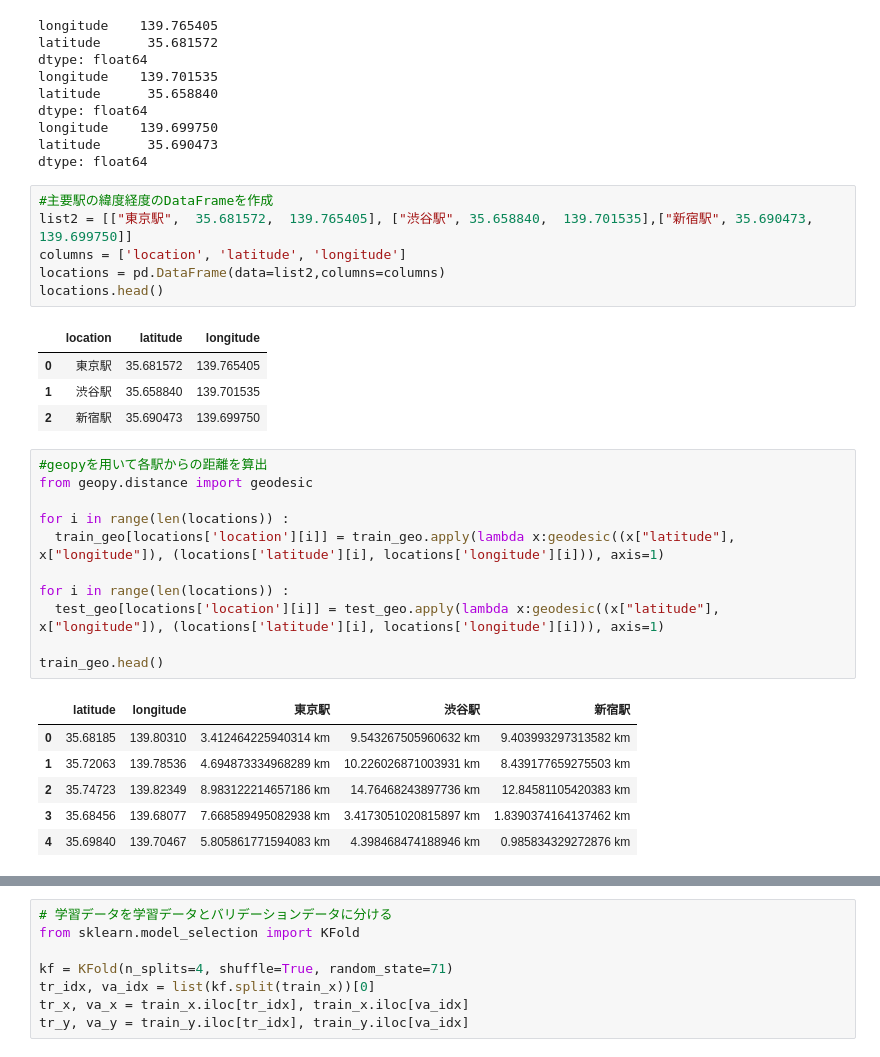
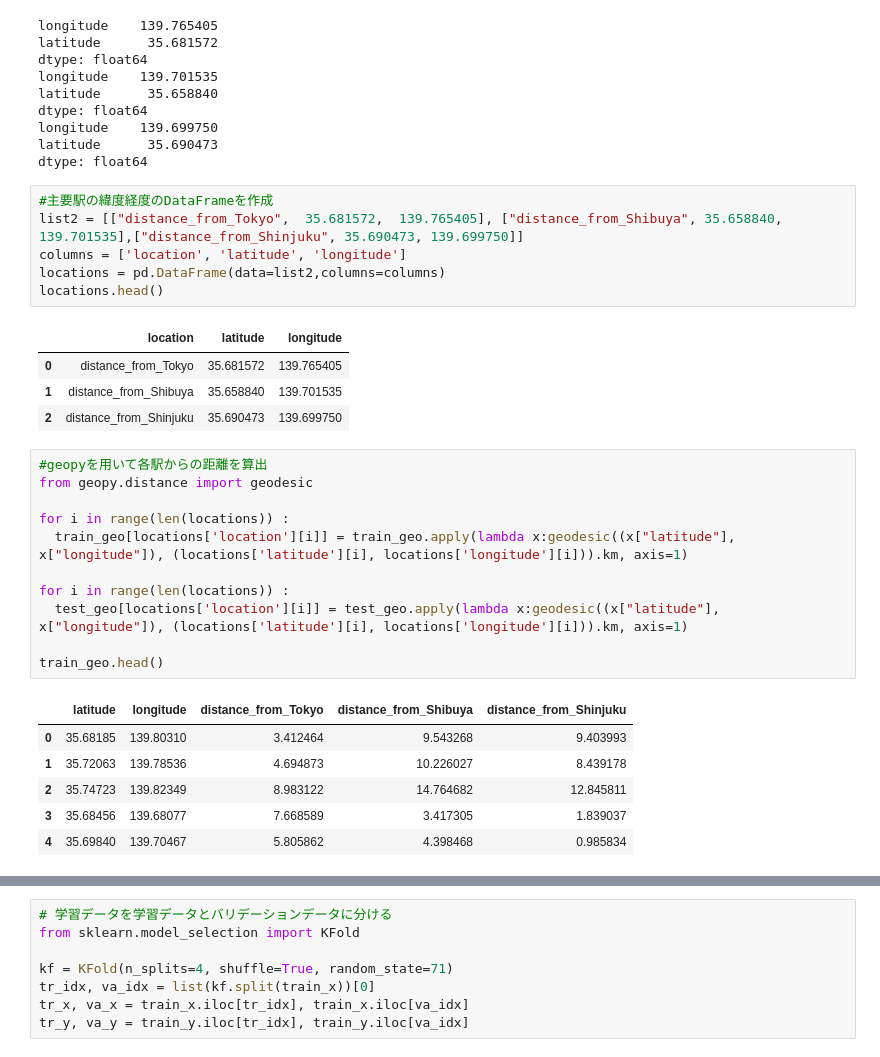
Before and after one commit to MASAYA-KINOSHITA/first-Repository, a Jupyter notebook: 民泊サービスの宿泊料金予測.ipynb, the cells around one changed output, grey strips where cells are left out. Saved outputs shown, nothing was run; the diff lists cells and outputs as text.

```diff
--- a/民泊サービスの宿泊料金予測.ipynb
+++ b/民泊サービスの宿泊料金予測.ipynb
@@ -124,33 +163,33 @@ latitude      35.690473
 dtype: float64
 # %%
 #主要駅の緯度経度のDataFrameを作成
-list2 = [["東京駅",  35.681572,  139.765405], ["渋谷駅", 35.658840,  139.701535],["新宿駅", 35.690473, 139.699750]]
+list2 = [["distance_from_Tokyo",  35.681572,  139.765405], ["distance_from_Shibuya", 35.658840,  139.701535],["distance_from_Shinjuku", 35.690473, 139.699750]]
 columns = ['location', 'latitude', 'longitude']
 locations = pd.DataFrame(data=list2,columns=columns)
 locations.head()
 # %% [output]
 |  | location | latitude | longitude |
-| 0 | 東京駅 | 35.681572 | 139.765405 |
-| 1 | 渋谷駅 | 35.658840 | 139.701535 |
-| 2 | 新宿駅 | 35.690473 | 139.699750 |
+| 0 | distance_from_Tokyo | 35.681572 | 139.765405 |
+| 1 | distance_from_Shibuya | 35.658840 | 139.701535 |
+| 2 | distance_from_Shinjuku | 35.690473 | 139.699750 |
 # %%
 #geopyを用いて各駅からの距離を算出
 from geopy.distance import geodesic
 
 for i in range(len(locations)) :
-  train_geo[locations['location'][i]] = train_geo.apply(lambda x:geodesic((x["latitude"], x["longitude"]), (locations['latitude'][i], locations['longitude'][i])), axis=1)
+  train_geo[locations['location'][i]] = train_geo.apply(lambda x:geodesic((x["latitude"], x["longitude"]), (locations['latitude'][i], locations['longitude'][i])).km, axis=1)
 
 for i in range(len(locations)) :
-  test_geo[locations['location'][i]] = test_geo.apply(lambda x:geodesic((x["latitude"], x["longitude"]), (locations['latitude'][i], locations['longitude'][i])), axis=1)
+  test_geo[locations['location'][i]] = test_geo.apply(lambda x:geodesic((x["latitude"], x["longitude"]), (locations['latitude'][i], locations['longitude'][i])).km, axis=1)
 
 train_geo.head()
 # %% [output]
-|  | latitude | longitude | 東京駅 | 渋谷駅 | 新宿駅 |
-| 0 | 35.68185 | 139.80310 | 3.412464225940314 km | 9.543267505960632 km | 9.403993297313582 km |
-| 1 | 35.72063 | 139.78536 | 4.694873334968289 km | 10.226026871003931 km | 8.439177659275503 km |
-| 2 | 35.74723 | 139.82349 | 8.983122214657186 km | 14.76468243897736 km | 12.84581105420383 km |
-| 3 | 35.68456 | 139.68077 | 7.668589495082938 km | 3.4173051020815897 km | 1.8390374164137462 km |
-| 4 | 35.69840 | 139.70467 | 5.805861771594083 km | 4.398468474188946 km | 0.985834329272876 km |
+|  | latitude | longitude | distance_from_Tokyo | distance_from_Shibuya | distance_from_Shinjuku |
+| 0 | 35.68185 | 139.80310 | 3.412464 | 9.543268 | 9.403993 |
+| 1 | 35.72063 | 139.78536 | 4.694873 | 10.226027 | 8.439178 |
+| 2 | 35.74723 | 139.82349 | 8.983122 | 14.764682 | 12.845811 |
+| 3 | 35.68456 | 139.68077 | 7.668589 | 3.417305 | 1.839037 |
+| 4 | 35.69840 | 139.70467 | 5.805862 | 4.398468 | 0.985834 |
 # %%
 #train_geoとtrain_xを結合
 train_x=pd.concat([train_x, train_geo],axis=1)
```
Also changed, not shown: parts of 14 cells of this notebook.
